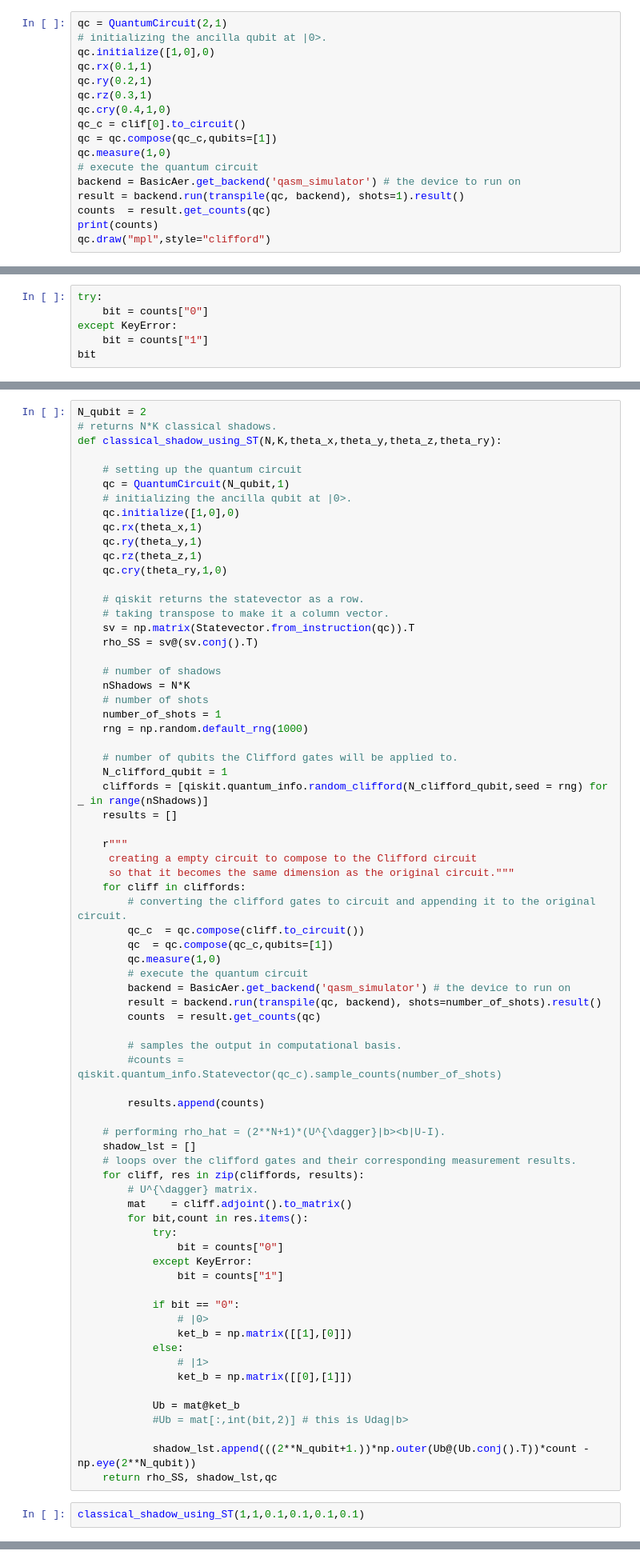
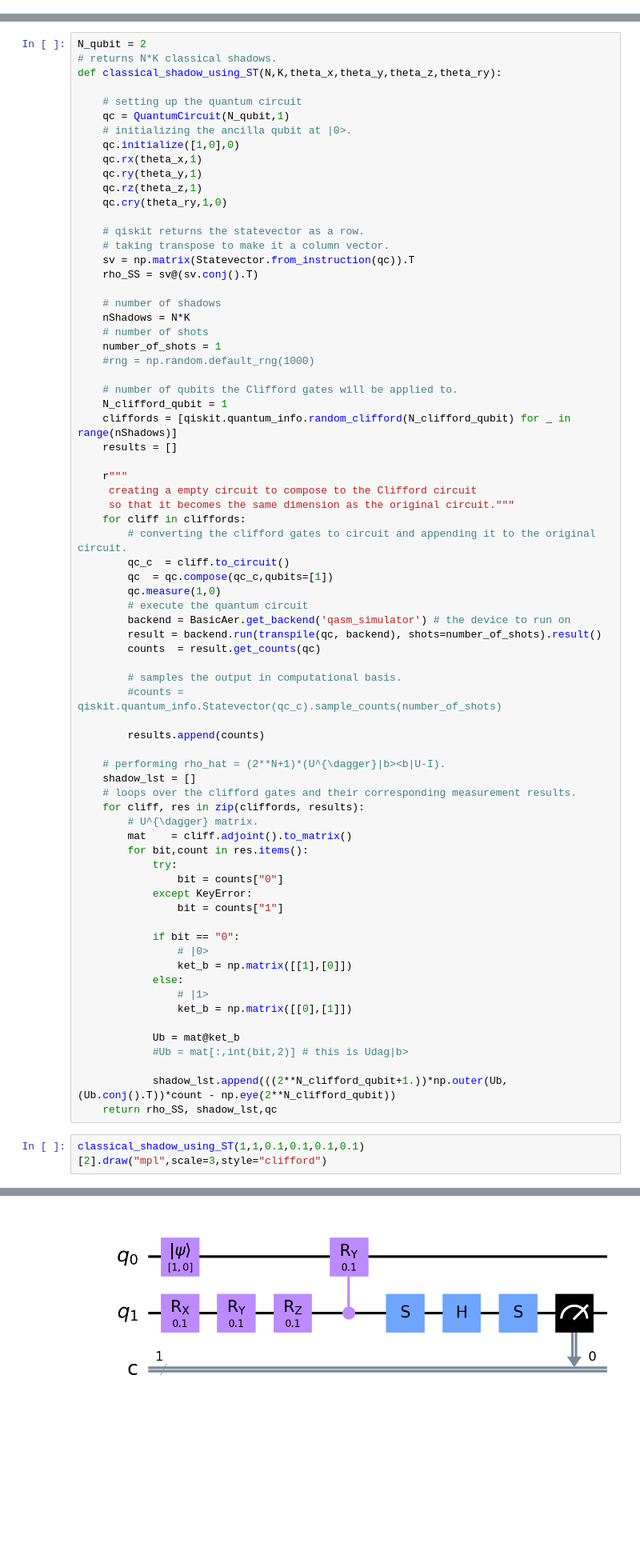
Before and after one commit to psasanka1729/Ultimate-QM-MM, a Jupyter notebook: shadow_tomography_qiskit_code.ipynb, the cells around one changed output, grey strips where cells are left out. Shown at 80% size. Drawn from its saved outputs; the diff is of its cells as text; blank space fills up the shorter version.

```diff
--- a/shadow_tomography_qiskit_code.ipynb
+++ b/shadow_tomography_qiskit_code.ipynb
@@ -33,17 +30,0 @@ clif = [qiskit.quantum_info.random_clifford(1,seed = 1729) for _ in range(1)]
-# %%
-qc = QuantumCircuit(2,1)
-# initializing the ancilla qubit at |0>.
-qc.initialize([1,0],0)
-qc.rx(0.1,1)
-qc.ry(0.2,1)
-qc.rz(0.3,1)
-qc.cry(0.4,1,0)
-qc_c = clif[0].to_circuit()
-qc = qc.compose(qc_c,qubits=[1])
-qc.measure(1,0)
-# execute the quantum circuit
-backend = BasicAer.get_backend('qasm_simulator') # the device to run on
-result = backend.run(transpile(qc, backend), shots=1).result()
-counts  = result.get_counts(qc)
-print(counts)
-qc.draw("mpl",style="clifford")
@@ -53,6 +30,0 @@ qc.draw("mpl",style="clifford")
-# %%
-try:
-    bit = counts["0"]
-except KeyError:
-    bit = counts["1"]
-bit
@@ -81,11 +51,11 @@ def classical_shadow_using_ST(N,K,theta_x,theta_y,theta_z,theta_ry):
     nShadows = N*K
     # number of shots
     number_of_shots = 1
-    rng = np.random.default_rng(1000)
+    #rng = np.random.default_rng(1000)
 
     # number of qubits the Clifford gates will be applied to.
     N_clifford_qubit = 1
-    cliffords = [qiskit.quantum_info.random_clifford(N_clifford_qubit,seed = rng) for _ in range(nShadows)]
+    cliffords = [qiskit.quantum_info.random_clifford(N_clifford_qubit) for _ in range(nShadows)]
     results = []
 
     r"""
@@ -93,7 +63,7 @@ def classical_shadow_using_ST(N,K,theta_x,theta_y,theta_z,theta_ry):
      so that it becomes the same dimension as the original circuit."""
     for cliff in cliffords:
         # converting the clifford gates to circuit and appending it to the original circuit.
-        qc_c  = qc.compose(cliff.to_circuit())
+        qc_c  = cliff.to_circuit()
         qc  = qc.compose(qc_c,qubits=[1])
         qc.measure(1,0)
         # execute the quantum circuit
@@ -128,8 +98,8 @@ def classical_shadow_using_ST(N,K,theta_x,theta_y,theta_z,theta_ry):
             Ub = mat@ket_b
             #Ub = mat[:,int(bit,2)] # this is Udag|b>
 
-            shadow_lst.append(((2**N_qubit+1.))*np.outer(Ub@(Ub.conj().T))*count - np.eye(2**N_qubit))
+            shadow_lst.append(((2**N_clifford_qubit+1.))*np.outer(Ub,(Ub.conj().T))*count - np.eye(2**N_clifford_qubit))
     return rho_SS, shadow_lst,qc
 # %%
-classical_shadow_using_ST(1,1,0.1,0.1,0.1,0.1)
+classical_shadow_using_ST(1,1,0.1,0.1,0.1,0.1)[2].draw("mpl",scale=3,style="clifford")
 # %% [output]
@@ -137,3 +106,4 @@ CircuitError: ignored
+[figure, added]
 # %% [markdown]
 ## Parameters of Hamiltonian and Lindbladians
 # %%
```
Also changed, not shown: parts of 13 cells of this notebook.
